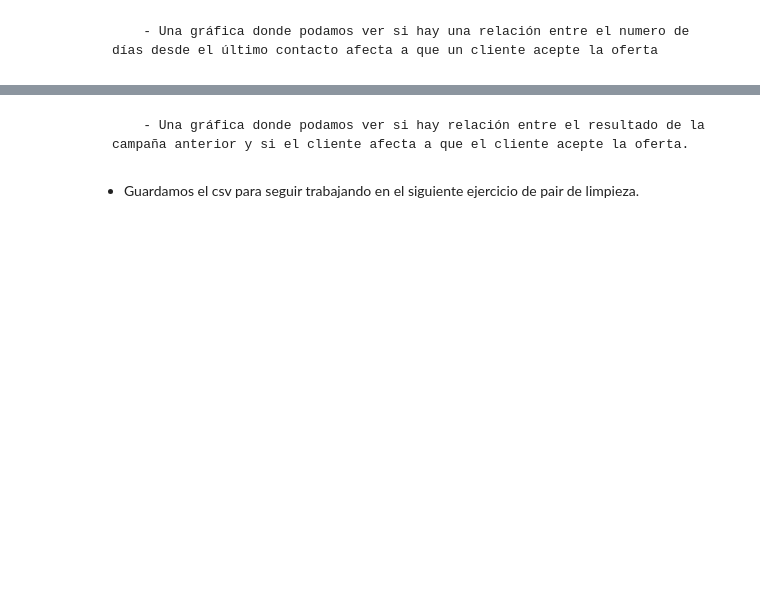
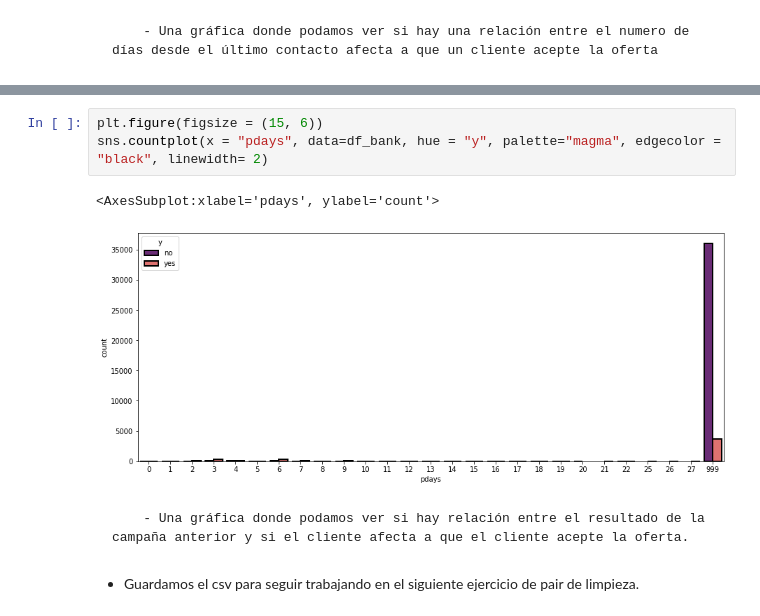
Before and after one commit to Adalab/promo_d_da_modulo2_sprint2_Silvia_Paula, a Jupyter notebook: Limpieza-I.ipynb, the cells around one changed output, grey strips where cells are left out. Cells and saved outputs as stored; diff of their text form; blank space fills up the shorter version.

```diff
--- a/Limpieza-I.ipynb
+++ b/Limpieza-I.ipynb
@@ -228,3 +256,9 @@ df_bank.head(2)
+# %%
+plt.figure(figsize = (15, 6))
+sns.countplot(x = "pdays", data=df_bank, hue = "y", palette="magma", edgecolor = "black", linewidth= 2)
+# %% [output]
+<AxesSubplot:xlabel='pdays', ylabel='count'>
+[figure, added]
 # %% [markdown]
         - Una gráfica donde podamos ver si hay relación entre el resultado de la campaña anterior y si el cliente afecta a que el cliente acepte la oferta.
 # %% [markdown]
```
Also changed, not shown: parts of 6 cells of this notebook.
